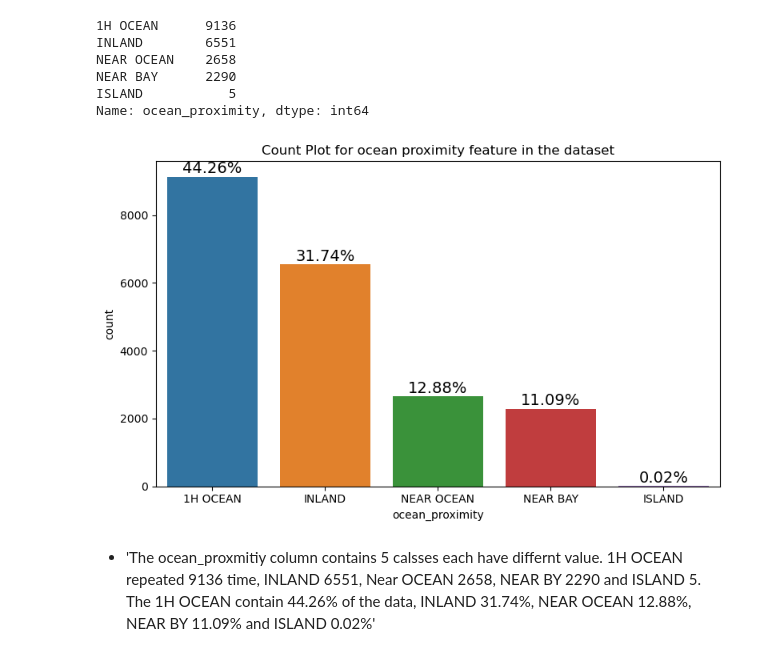
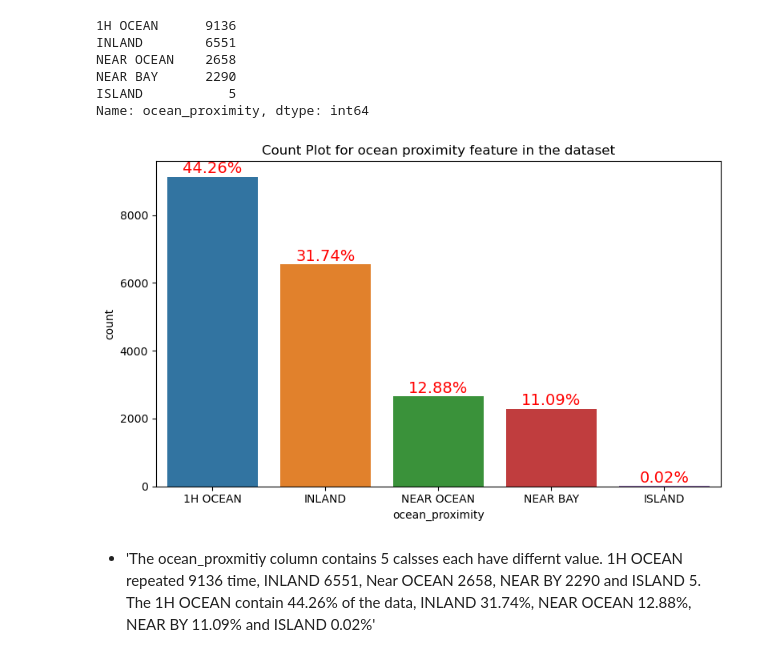
Before and after one commit to AbdulrahmanAlShaweesh/house-pricing-production, a Jupyter notebook: House-pricing-prediction.ipynb, the cells around one changed output. Saved outputs shown, nothing was run; the diff lists cells and outputs as text; code cells hidden in the pictures.

```diff
--- a/House-pricing-prediction.ipynb
+++ b/House-pricing-prediction.ipynb
@@ -137,7 +137,7 @@ dtype: int64
 ## Exploratory Data Analysis (EDA) and Creating Some visulaization for the data
 # %%
 # replacing the <1H OCEAN with 1H OCEAN
-house_pricing_df['ocean_proximity'] = house_pricing_df['ocean_proximity'].replace('<1H OCEAN','1H OCEAN')
+house_pricing_df['ocean_proximity'] = house_pricing_df['ocean_proximity'].replace('<H OCEAN', '1H OCEAN')
 # %%
 # get how many times each catigory repeated
 ocean_value = house_pricing_df['ocean_proximity'].value_counts()
@@ -151,19 +151,19 @@ ISLAND           5
 Name: ocean_proximity, dtype: int64
 # %%
 # visulization the ocean proximity column
-plt.figure(figsize=(8,5))
+plt.figure(figsize=(8, 5))
 sns.countplot(x='ocean_proximity', data=house_pricing_df, order=ocean_value.index)
-plt.title("Count Plot for ocean proximity feature in the dataset")
+plt.title('Count Plot for ocean proximity feature in the dataset')
 plt.tight_layout()
 
 # get the percentage of each oceam proximity
 for i in range(len(ocean_value)) :
     counter = ocean_value[i]
-    value = f'{(counter / house_pricing_df.shape[0]) * 100:.2f}%'
-    plt.text(i, counter+100, value, ha='center', color='k', fontsize=14)
-plt.show()
+    value   = f'{(counter / house_pricing_df.shape[0]) * 100:.2f}%'
+    plt.text(i, counter+100, value, ha='center', color='red', fontsize=14)
+    plt.tight_layout()
 # %% [output]
-[figure, old version]
+[figure, new version]
 # %% [markdown]
 * 'The ocean_proxmitiy column contains 5 calsses each have differnt value. 1H OCEAN repeated 9136 time, INLAND 6551, Near OCEAN 2658, NEAR BY 2290 and ISLAND 5. The 1H OCEAN contain 44.26% of the data, INLAND 31.74%, NEAR OCEAN 12.88%, NEAR BY 11.09% and ISLAND 0.02%'
 # %%
```
Also changed, not shown: parts of 4 cells of this notebook.
